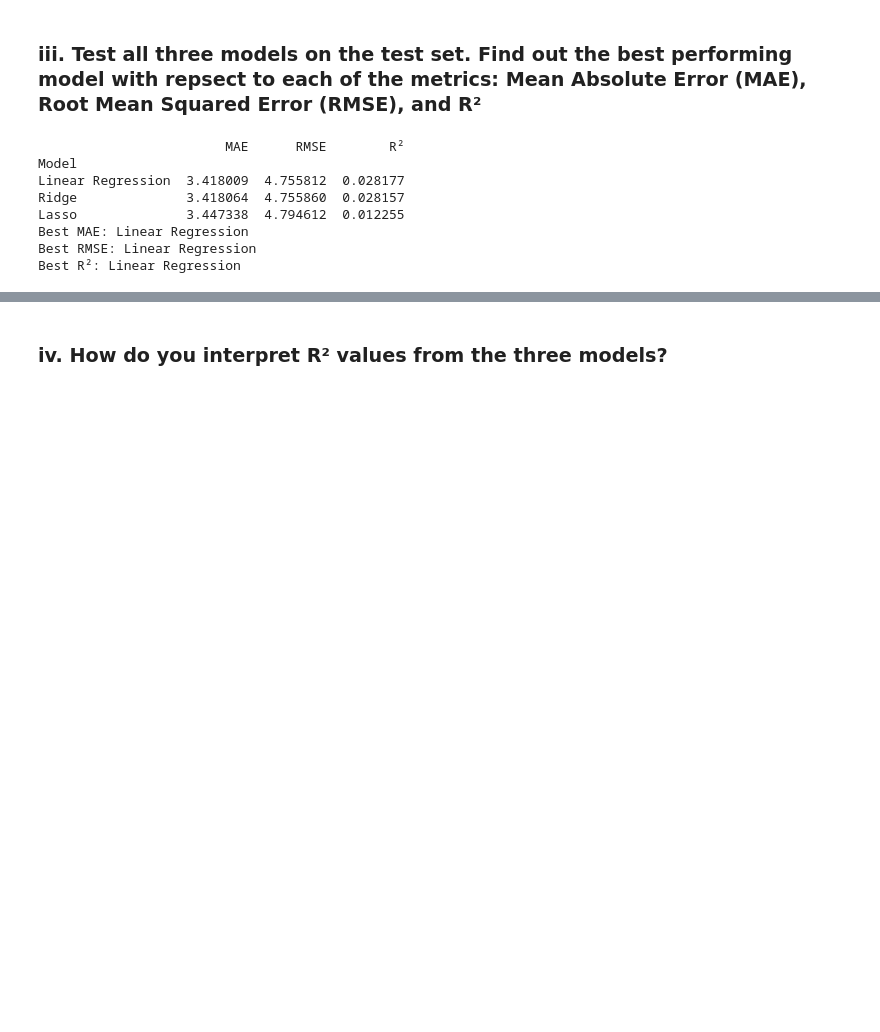
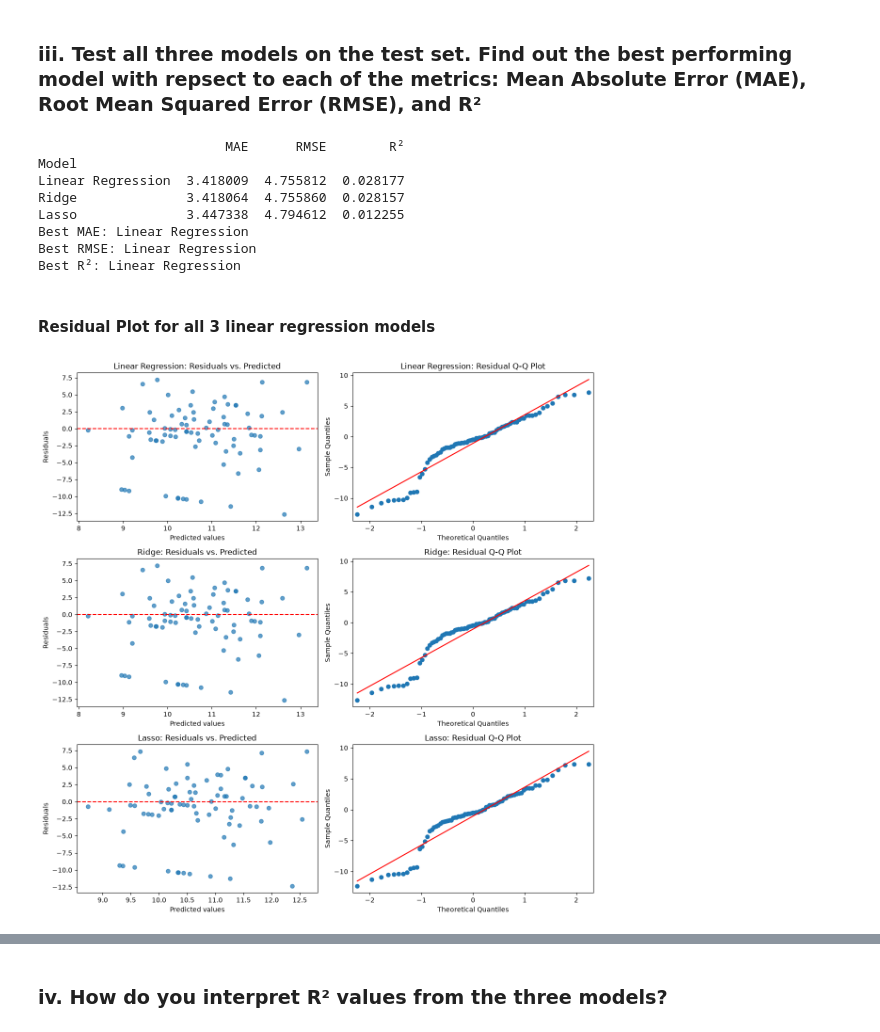
Before and after one commit to akeehan56/DSCI552, a Jupyter notebook: Midterm/notebook/Keehan_Alyssa_MidtermExam1.ipynb, the cells around one changed output, grey strips where cells are left out. Cells and saved outputs as stored; diff of their text form; code cells hidden in the pictures; blank space fills up the shorter version.

```diff
--- a/Midterm/notebook/Keehan_Alyssa_MidtermExam1.ipynb
+++ b/Midterm/notebook/Keehan_Alyssa_MidtermExam1.ipynb
@@ -238,3 +269,28 @@ Lasso              3.447338  4.794612  0.012255
 Best MAE: Linear Regression
 Best RMSE: Linear Regression
 Best R²: Linear Regression
+# %% [markdown]
+#### Residual Plot for all 3 linear regression models
+# %%
+fig, axes = plt.subplots(len(models), 2, figsize=(12, 4 * len(models)))
+
+for row, (name, model) in enumerate(models.items()):
+    y_pred = model.predict(X_test)
+
+    y_actual = np.asarray(y_test)
+    y_pred = np.asarray(y_pred)
+    residuals = y_actual - y_pred
+
+    axes[row, 0].scatter(y_pred, residuals, alpha=0.7)
+    axes[row, 0].axhline(0, color="red", linestyle="--")
+    axes[row, 0].set_title(f"{name}: Residuals vs. Predicted")
+    axes[row, 0].set_xlabel("Predicted values")
+    axes[row, 0].set_ylabel("Residuals")
+
+    sm.qqplot(residuals, line="s", ax=axes[row, 1])
+    axes[row, 1].set_title(f"{name}: Residual Q-Q Plot")
+
+plt.tight_layout()
+plt.show()
+# %% [output]
+[figure, added]
```
Also changed, not shown: parts of 5 cells of this notebook.
